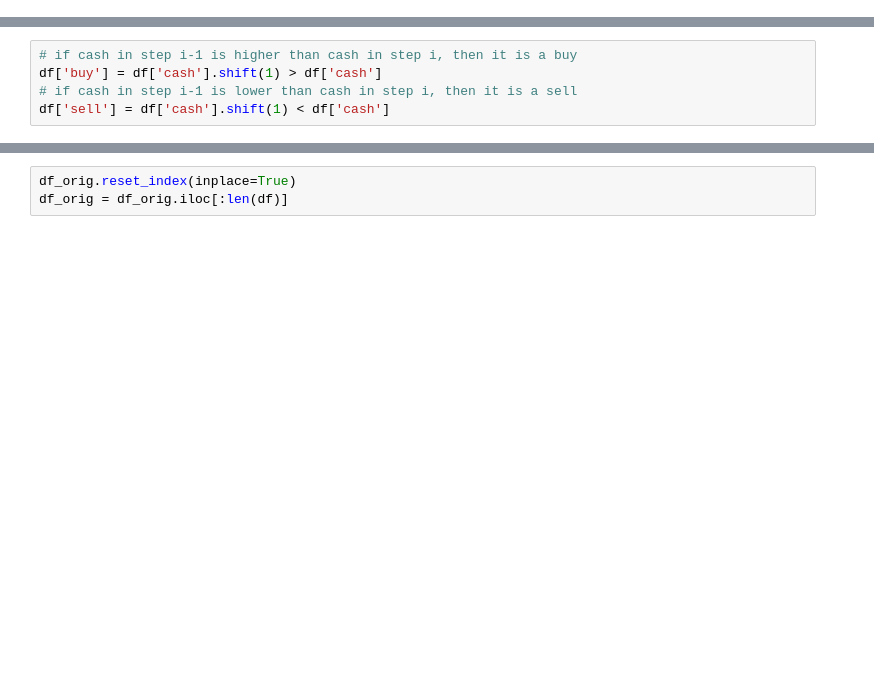
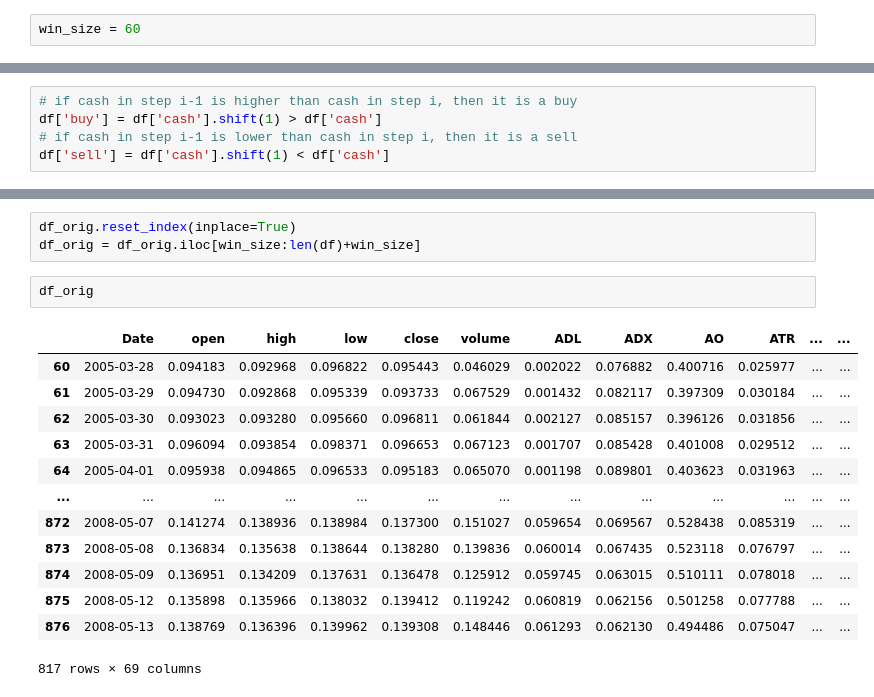
Before and after one commit to krajewskiML/FinDL, a Jupyter notebook: visualize_trading.ipynb, the cells around one changed output, grey strips where cells are left out. Cells and saved outputs as stored; diff of their text form; blank space fills up the shorter version.

```diff
--- a/visualize_trading.ipynb
+++ b/visualize_trading.ipynb
@@ -24 +20,3 @@ df_orig = get_data()
+# %%
+win_size = 60
 # %%
@@ -47,6 +49,22 @@ df
 # %%
 df_orig.reset_index(inplace=True)
-df_orig = df_orig.iloc[:len(df)]
+df_orig = df_orig.iloc[win_size:len(df)+win_size]
+# %%
+df_orig
+# %% [output]
+|  | Date | open | high | low | close | volume | ADL | ADX | AO | ATR | ... | ... |
+| 60 | 2005-03-28 | 0.094183 | 0.092968 | 0.096822 | 0.095443 | 0.046029 | 0.002022 | 0.076882 | 0.400716 | 0.025977 | ... | ... |
+| 61 | 2005-03-29 | 0.094730 | 0.092868 | 0.095339 | 0.093733 | 0.067529 | 0.001432 | 0.082117 | 0.397309 | 0.030184 | ... | ... |
+| 62 | 2005-03-30 | 0.093023 | 0.093280 | 0.095660 | 0.096811 | 0.061844 | 0.002127 | 0.085157 | 0.396126 | 0.031856 | ... | ... |
+| 63 | 2005-03-31 | 0.096094 | 0.093854 | 0.098371 | 0.096653 | 0.067123 | 0.001707 | 0.085428 | 0.401008 | 0.029512 | ... | ... |
+| 64 | 2005-04-01 | 0.095938 | 0.094865 | 0.096533 | 0.095183 | 0.065070 | 0.001198 | 0.089801 | 0.403623 | 0.031963 | ... | ... |
+| ... | ... | ... | ... | ... | ... | ... | ... | ... | ... | ... | ... | ... |
+| 872 | 2008-05-07 | 0.141274 | 0.138936 | 0.138984 | 0.137300 | 0.151027 | 0.059654 | 0.069567 | 0.528438 | 0.085319 | ... | ... |
+| 873 | 2008-05-08 | 0.136834 | 0.135638 | 0.138644 | 0.138280 | 0.139836 | 0.060014 | 0.067435 | 0.523118 | 0.076797 | ... | ... |
+| 874 | 2008-05-09 | 0.136951 | 0.134209 | 0.137631 | 0.136478 | 0.125912 | 0.059745 | 0.063015 | 0.510111 | 0.078018 | ... | ... |
+| 875 | 2008-05-12 | 0.135898 | 0.135966 | 0.138032 | 0.139412 | 0.119242 | 0.060819 | 0.062156 | 0.501258 | 0.077788 | ... | ... |
+| 876 | 2008-05-13 | 0.138769 | 0.136396 | 0.139962 | 0.139308 | 0.148446 | 0.061293 | 0.062130 | 0.494486 | 0.075047 | ... | ... |
+817 rows × 69 columns
 # %%
 # plot close price and buy/sell signals
 fig, ax1 = plt.subplots(figsize=(100, 50))
```
Also changed, not shown: parts of 5 cells of this notebook, 7 other files.
